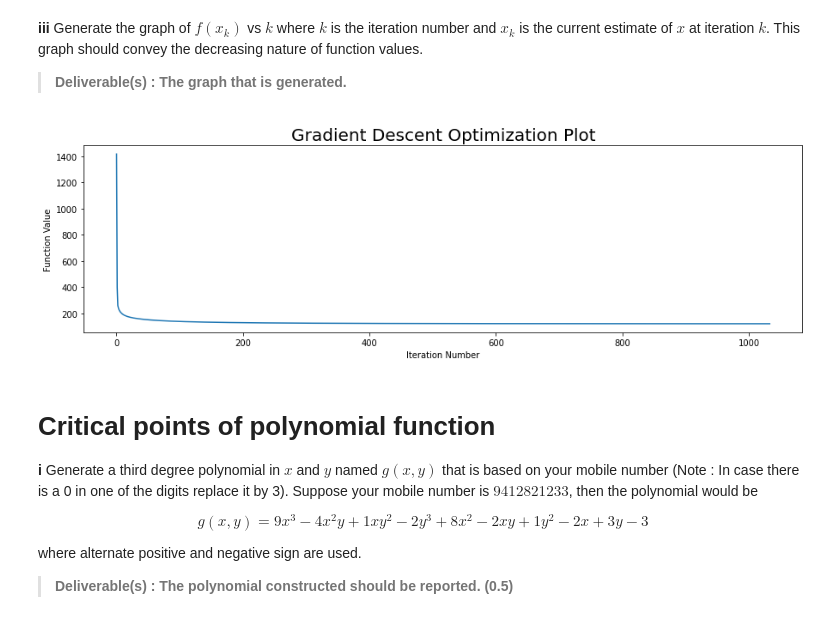
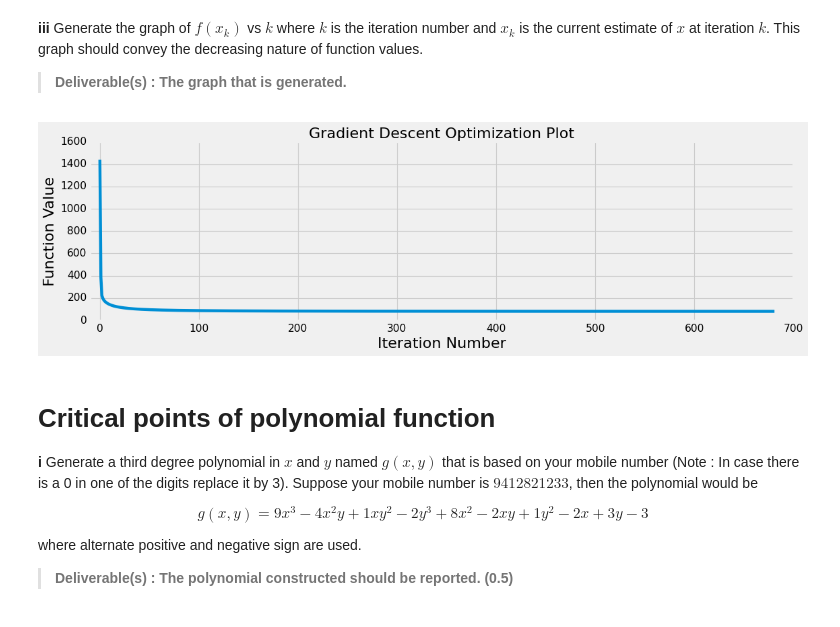
Before and after one commit to ElisonSherton/MTech_DSE, a Jupyter notebook: Sem1/MFDS/graded_assignments/assignment2/Assignment2.ipynb, the cells around one changed output. Saved outputs shown, nothing was run; the diff lists cells and outputs as text; code cells hidden in the pictures.

```diff
--- a/Sem1/MFDS/graded_assignments/assignment2/Assignment2.ipynb
+++ b/Sem1/MFDS/graded_assignments/assignment2/Assignment2.ipynb
@@ -90,0 +138,5 @@ def display_matrix(A):
+# %%
+# Try caluclating frobenius norm of generated matrix
+# Expected Output: A float
+n, _ = frob_norm(A)
+print(f"Frobenius Norm of matrix A: {n:0.5f}")
@@ -188,0 +527,12 @@ R4    0.0000  0.0000 -0.0000
+# %%
+# Row reduce the matrix into it's REF and see if it's
+# columns are linearly independent
+# Expected output: REF of generated matrix, primitive
+# operations count, whether cols are LI
+ref, dec, (a, m ,d) = rreduce(A)
+display_matrix(ref)
+print(f"\nAdds  required {a:02d}\nMults required {m:02d}\nDivs  required {d:02d}\n")
+if dec == True:
+    print(f"A has linearly independent columns. Can apply GS Algorithm.")
+else:
+    print(f"A has linearly dependent columns. Cannot apply GS Algorithm.")
@@ -188,0 +634,11 @@ R4    0.0000  0.0000 -0.0000
+# %%
+# Create a random matrix A and compute normalize their cols using gram schmidt orthogonalization procedure
+# Expected output: The matrix and it's gram-schmidt orthogonalization matrix
+x = create_random_matrix(5, 4)
+print("Randomly Generated Matrix")
+display_matrix(x)
+v, (a, m, d) = gram_schmidt_orthogonalization(x)
+
+if v:
+    print(f"\nLinearly independent cols obtained from GSO procedure")
+    display_matrix(v)
@@ -198,7 +780,7 @@ $$
 > **Deliverable(s) : The code that generates the results. (0.5)**
 # %%
 def generate_gradient_descent_matrix() -> Tuple:
-    """[Creates a matrix of the size n1n2 * n3n4]
+    """[Creates a matrix of the size n1n2 * n3n4 and a matrix b of size n1n2 * 1]
 
     Returns:
         List: A matrix in the form of a list
@@ -210,10 +792,12 @@ def generate_gradient_descent_matrix() -> Tuple:
     number = input("Enter your phone number:\n")
     try:
         n = int(number)
-        if len(number.strip()) > 10:
-            raise AssertionError("Mobile number cannot have more than 10 digits")
+        if len(number.strip()) != 10:
+            print("Mobile number must have exactly 10 digits. Please enter a valid number")
+            return ([], [])
     except Exception as e:
-        print("{str(e)}\nEntered number invalid. Please enter a valid number")
+        print(f"{str(e)}\nEntered number invalid. Please enter a valid number")
+        return ([], [])
 
     # Get the last 4 digits of the number and replace
     # 0s in the number with 3s
@@ -341,15 +984,16 @@ $$
 > **Deliverable(s) : The graph that is generated.**
 # %%
 import matplotlib.pyplot as plt
+plt.style.use("fivethirtyeight")
 fig, ax = plt.subplots(1, 1, figsize = (15,4))
 
 plt.plot(df.index.tolist(), df.FunctionValue, )
-plt.xlabel("Iteration Number")
-plt.ylabel("Function Value")
+plt.xlabel("Iteration Number", fontsize = 20)
+plt.ylabel("Function Value", fontsize = 20)
 plt.title("Gradient Descent Optimization Plot", fontsize = 20);
-plt.ylim();
+plt.xlim([-10,700]);
 # %% [output]
-[figure, old version]
+[figure, new version]
 # %% [markdown]
 # Critical points of polynomial function
 
```
Also changed, not shown: parts of 50 cells of this notebook, 5 other files.
